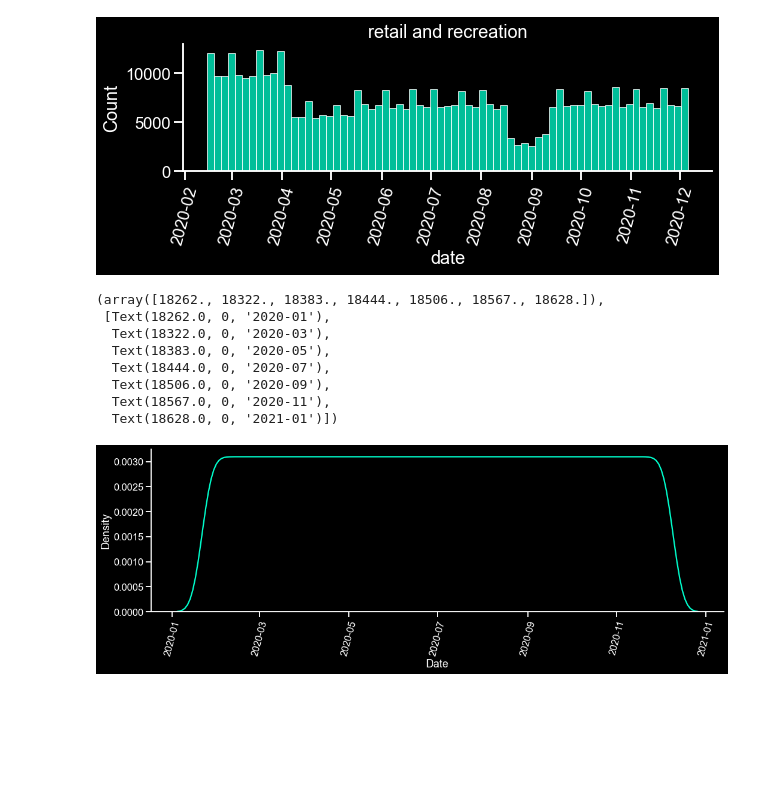
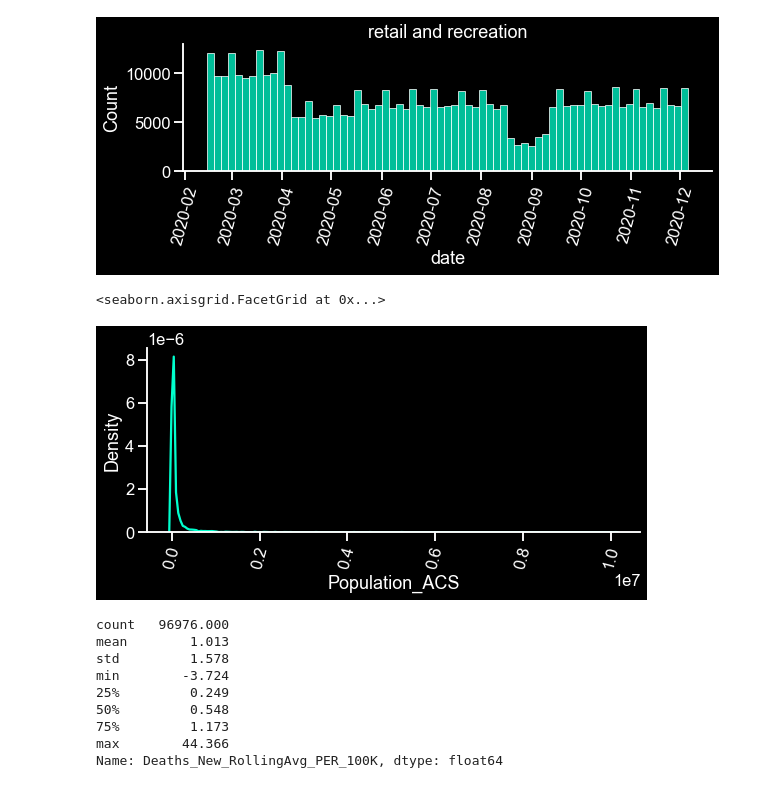
Before and after one commit to pballent/hia-covid, a Jupyter notebook: hia_covid_python_data_preprocess/Google_Mobility_Join_Counties_and_COVID.ipynb, the cells around one changed output. Cells and saved outputs as stored; diff of their text form; code cells hidden in the pictures; blank space fills up the shorter version.

```diff
--- a/hia_covid_python_data_preprocess/Google_Mobility_Join_Counties_and_COVID.ipynb
+++ b/hia_covid_python_data_preprocess/Google_Mobility_Join_Counties_and_COVID.ipynb
@@ -539,18 +565,33 @@ for i in list_frames:
 [figure]
 [figure]
 # %%
-#plt.rcParams.update({"grid.linewidth":0.5, "grid.alpha":0.5})
+
+plt.rcParams.update({"grid.linewidth":0.5, "grid.alpha":0.5})
 sns.set(style="ticks", context="talk")
 plt.style.use("dark_background")
-sns.displot(combined_dataset_sub_regions.Date, height=5, aspect=3, color="#00ffcd", kind="kde")
+g = sns.displot(combined_dataset_sub_regions.Population_ACS, height=4, aspect=2, color="#00ffcd", kind="kde")
 plt.xticks(rotation=75)
+g
 # %% [output]
-(array([18262., 18322., 18383., 18444., 18506., 18567., 18628.]),
- [Text(18262.0, 0, '2020-01'),
-  Text(18322.0, 0, '2020-03'),
-  Text(18383.0, 0, '2020-05'),
-  Text(18444.0, 0, '2020-07'),
-  Text(18506.0, 0, '2020-09'),
-  Text(18567.0, 0, '2020-11'),
-  Text(18628.0, 0, '2021-01')])
+<seaborn.axisgrid.FacetGrid at 0x...>
-[figure, old version]
+[figure, new version]
+# %%
+ pd.set_option('display.float_format', lambda x: '%.3f' % x)
+c = combined_dataset_sub_regions
+c = c[c.Deaths_New_PER_100K > 0]
+c.Deaths_New_PER_100K.describe()
+
+ pd.set_option('display.float_format', lambda x: '%.3f' % x)
+c = combined_dataset_sub_regions
+c = c[c.Deaths_New_PER_100K > 0]
+c.Deaths_New_RollingAvg_PER_100K.describe()
+# %% [output]
+count   96976.000
+mean        1.013
+std         1.578
+min        -3.724
+25%         0.249
+50%         0.548
+75%         1.173
+max        44.366
+Name: Deaths_New_RollingAvg_PER_100K, dtype: float64
```
Also changed, not shown: parts of 23 cells of this notebook, 8 other files.
